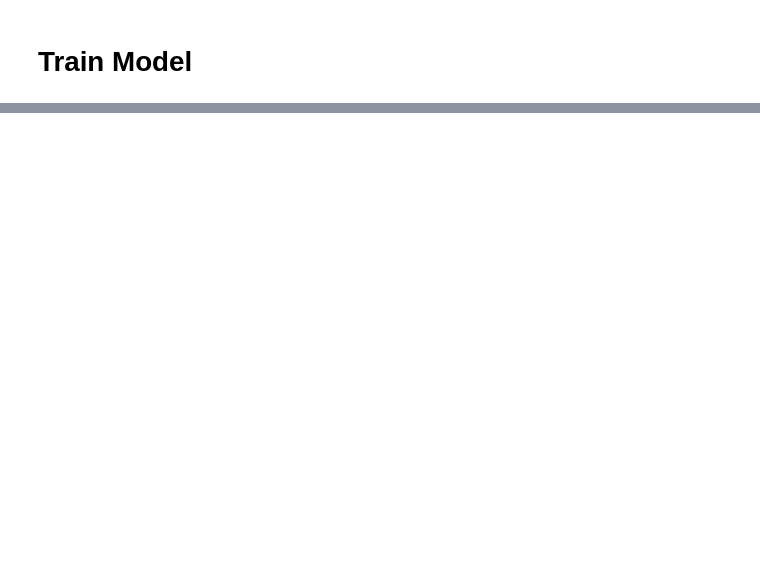
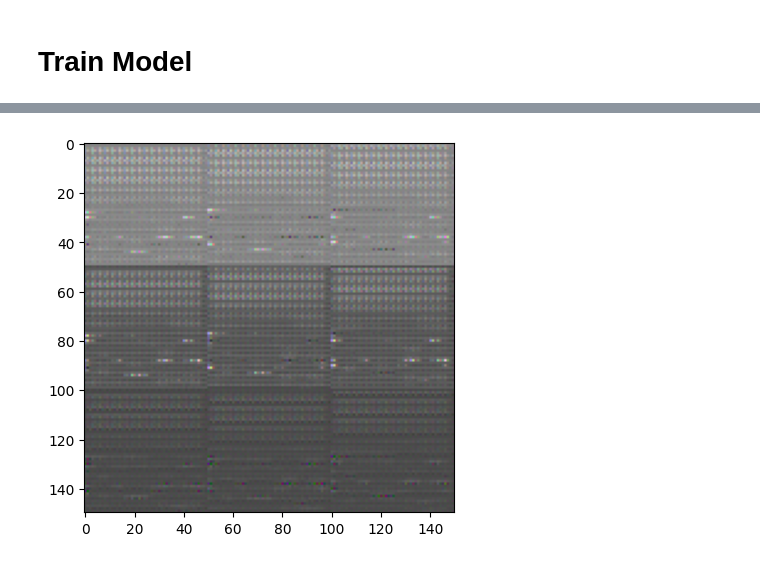
Before and after one commit to ParhamBateni/ImageColorizer, a Jupyter notebook: Autoencoder.ipynb, the cells around one changed output, grey strips where cells are left out. Cells and saved outputs as stored; diff of their text form; code cells hidden in the pictures; blank space fills up the shorter version.

```diff
--- a/Autoencoder.ipynb
+++ b/Autoencoder.ipynb
@@ -169,0 +136,6 @@ train_data[0][1].size
+# %%
+result =cnn(torch.tensor(data[1000][1])).squeeze(0).detach().numpy().reshape(150,150,3)
+plt.imshow(result,cmap=)
+plt.show()
+# %% [output]
+[figure, added]
```
Also changed, not shown: parts of 20 cells of this notebook.
